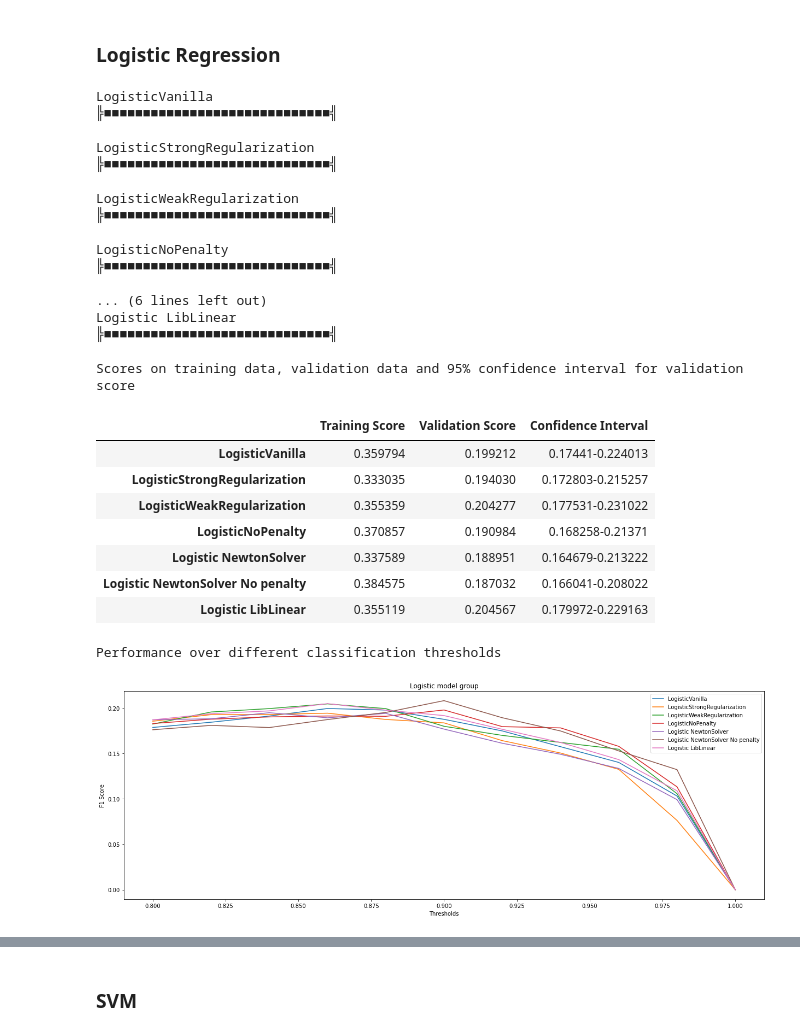
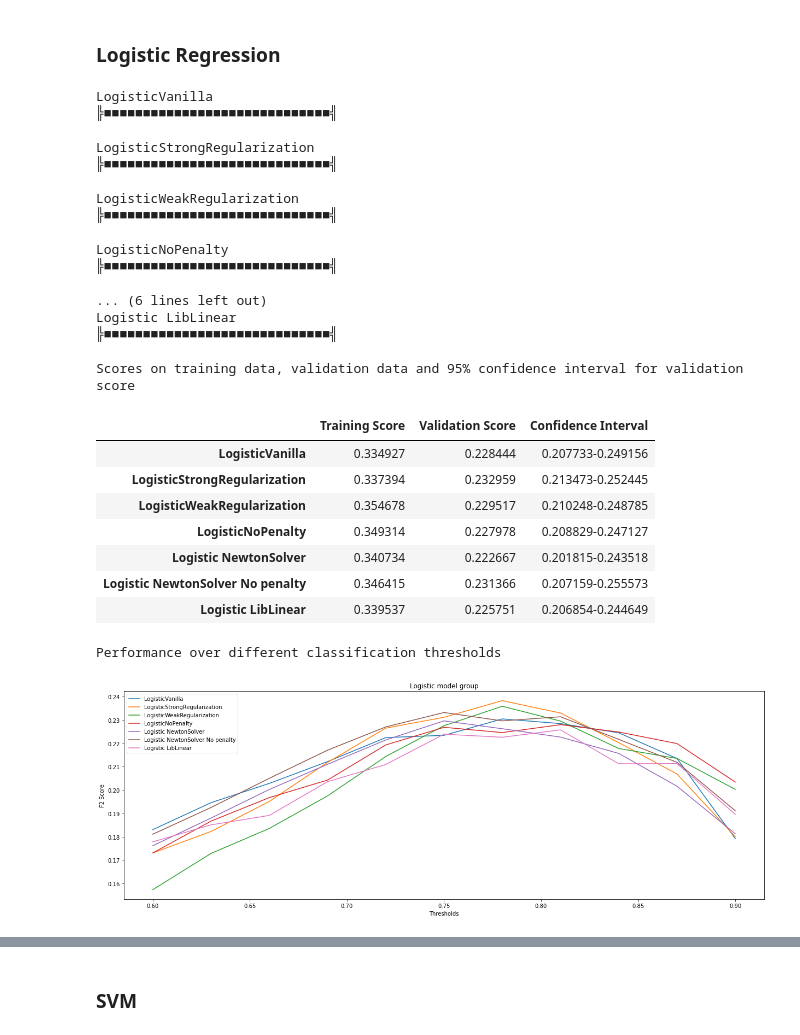
Before and after one commit to Sir-Slade/covid_prediction_project, a Jupyter notebook: PredictorExperimentsClean.ipynb, the cells around one changed output, grey strips where cells are left out. Cells and saved outputs as stored; diff of their text form; code cells hidden in the pictures.

Commit message:
Modified the metric to be f2 score instead since it gives a little more weight to the recall

```diff
--- a/PredictorExperimentsClean.ipynb
+++ b/PredictorExperimentsClean.ipynb
@@ -182,15 +183,15 @@ def cross_validation_class_ratios(data_x, data_y, model, folds, ratio_negatives_
         #This looks a little bit complex, but basically we create num_thresholds arrays (one for each threshold)
         #and evaluate them using f1_scores and put them on the threshold_results for the corresponding fold
         #which will be converted into a mean when we return it.
-        threshold_results[i] += [f1_score(valid_y, pd.cut(v_pred_prob, [-1, x, 1.1],
-                                                          right=False, labels=["Negative", "Positive"], include_lowest=True), pos_label="Positive") for x in thresholds]
+        threshold_results[i] += [fbeta_score(valid_y, pd.cut(v_pred_prob, [-1, x, 1.1],
+                                                          right=False, labels=["Negative", "Positive"], include_lowest=True), pos_label="Positive", beta=2) for x in thresholds]
 
         ##End of probability calculations
 
         train_v = (train_y, t_preds) #original: insted of t_preds is model.predict
         valid_v = (valid_y, v_preds)  #original: insted of v_preds is model.predict
-        results[i,0] += f1_score(*train_v, pos_label="Positive") ## We add a comma to turn the result into a tuple so we can append it
-        results[i,1] += f1_score(*valid_v, pos_label="Positive") ## We add a comma to turn the result into a tuple so we can append it
+        results[i,0] += fbeta_score(*train_v, pos_label="Positive", beta=2) ## We add a comma to turn the result into a tuple so we can append it
+        results[i,1] += fbeta_score(*valid_v, pos_label="Positive", beta=2) ## We add a comma to turn the result into a tuple so we can append it
         start = end
 
         progress_bar = "╠" + str("■" * i) + str(" " * (folds -(i+1))) + "╣"
@@ -241,7 +242,7 @@ def run_models(data_x, data_y, models, folds=10, ratio_negatives_to_positives=-1
     plt.legend()
     plt.title(name)
     plt.xlabel("Thresholds")
-    plt.ylabel("F1 Score")
+    plt.ylabel("F2 Score")
     plt.savefig("ReportFigures/" + name + ".png")
     plt.show()
 
@@ -276,7 +277,7 @@ def eval_final_performance(train_x, train_y, test_x, test_y, model, threshold=.5
     display(pd.DataFrame([get_metrics(new_y, t_preds), get_metrics(test_y, preds),
                           get_metrics(test_y, random_even.predict(test_x)), get_metrics(test_y, random_stratified.predict(test_x))],
                          index=["Training Data", "Test Data", "Random 50/50", "Random stratified"],
-                         columns=["Accuracy", "Recall", "Precision", "Specificiy", "F1"]))
+                         columns=["Accuracy", "Recall", "Precision", "Specificiy", "F1", "F2"]))
 
 
 
@@ -306,7 +307,7 @@ def eval_final_performance_smote(train_x, train_y, test_x, test_y, model, thresh
     display(pd.DataFrame([get_metrics(train_y, t_preds), get_metrics(test_y, preds),
                           get_metrics(test_y, random_even.predict(test_x)), get_metrics(test_y, random_stratified.predict(test_x))],
                          index=["Training Data", "Test Data", "Random 50/50", "Random stratified"],
-                         columns=["Accuracy", "Recall", "Precision", "Specificiy", "F1"]))
+                         columns=["Accuracy", "Recall", "Precision", "Specificiy", "F1", "F2"]))
 # %% [markdown]
 ## Using Significance (z) tests and $\chi^{2}$ tests to determine important features
 # %%
@@ -556,32 +518,32 @@ logistic_model_group = {
     "Logistic LibLinear" : LogisticRegression(solver="liblinear")
 }
 # %%
-run_models(X[selected_features], y, logistic_model_group, folds=30, ratio_negatives_to_positives=1, class_threshold=.86, thresholds=np.linspace(.8,1,num=11), name="Logistic model group")
+run_models(X[selected_features], y, logistic_model_group, folds=30, ratio_negatives_to_positives=1, class_threshold=.81, thresholds=np.linspace(.6,.9,num=11), name="Logistic model group")
 # %% [output]
 LogisticVanilla
 ╠■■■■■■■■■■■■■■■■■■■■■■■■■■■■■╣
 
 LogisticStrongRegularization
 ╠■■■■■■■■■■■■■■■■■■■■■■■■■■■■■╣
 
 LogisticWeakRegularization
 ╠■■■■■■■■■■■■■■■■■■■■■■■■■■■■■╣
 
 LogisticNoPenalty
 ╠■■■■■■■■■■■■■■■■■■■■■■■■■■■■■╣
 
 ... (6 lines left out)
 Logistic LibLinear
 ╠■■■■■■■■■■■■■■■■■■■■■■■■■■■■■╣
 
 Scores on training data, validation data and 95% confidence interval for validation score
 |  | Training Score | Validation Score | Confidence Interval |
-| LogisticVanilla | 0.359794 | 0.199212 | 0.17441-0.224013 |
-| LogisticStrongRegularization | 0.333035 | 0.194030 | 0.172803-0.215257 |
-| LogisticWeakRegularization | 0.355359 | 0.204277 | 0.177531-0.231022 |
-| LogisticNoPenalty | 0.370857 | 0.190984 | 0.168258-0.21371 |
-| Logistic NewtonSolver | 0.337589 | 0.188951 | 0.164679-0.213222 |
-| Logistic NewtonSolver No penalty | 0.384575 | 0.187032 | 0.166041-0.208022 |
-| Logistic LibLinear | 0.355119 | 0.204567 | 0.179972-0.229163 |
+| LogisticVanilla | 0.334927 | 0.228444 | 0.207733-0.249156 |
+| LogisticStrongRegularization | 0.337394 | 0.232959 | 0.213473-0.252445 |
+| LogisticWeakRegularization | 0.354678 | 0.229517 | 0.210248-0.248785 |
+| LogisticNoPenalty | 0.349314 | 0.227978 | 0.208829-0.247127 |
+| Logistic NewtonSolver | 0.340734 | 0.222667 | 0.201815-0.243518 |
+| Logistic NewtonSolver No penalty | 0.346415 | 0.231366 | 0.207159-0.255573 |
+| Logistic LibLinear | 0.339537 | 0.225751 | 0.206854-0.244649 |
 Performance over different classification thresholds
-[figure, old version]
+[figure, new version]
```
Also changed, not shown: parts of 13 cells of this notebook, 4 other files.
